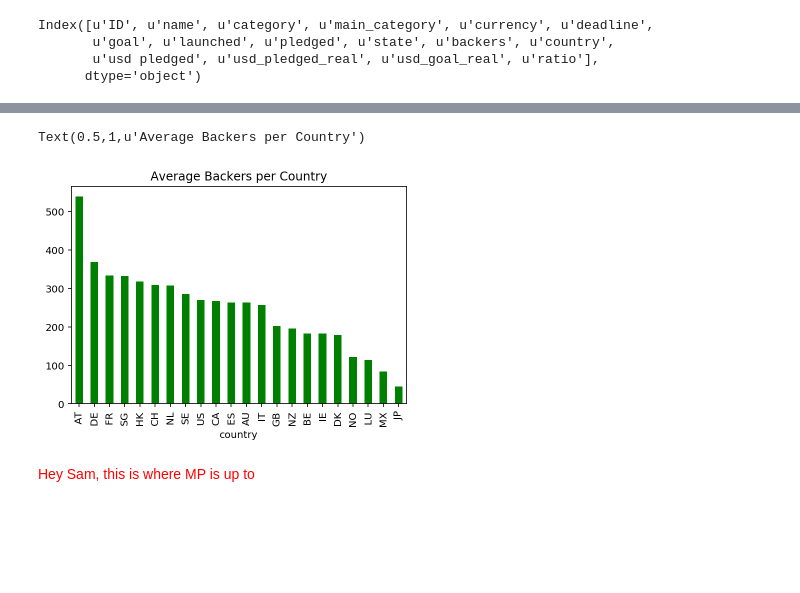
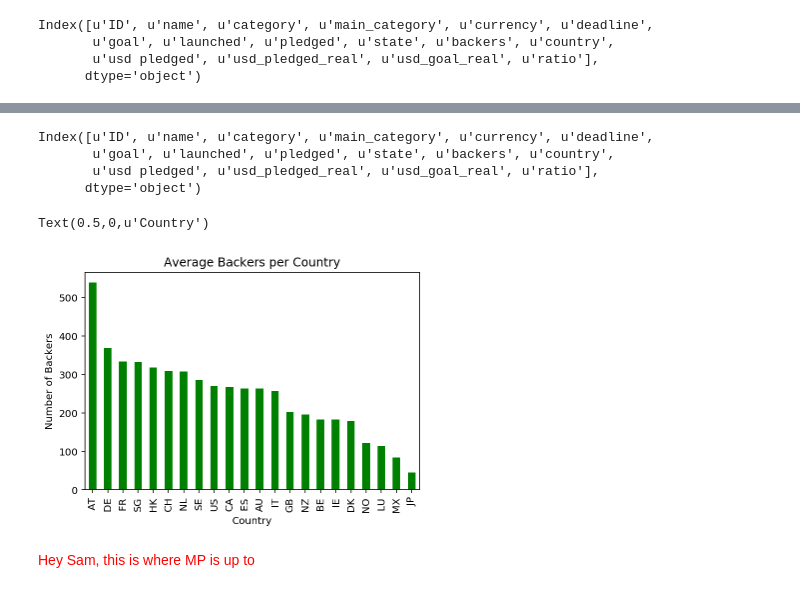
Before and after one commit to themp731/NYU_git, a Jupyter notebook: NYU-dwd-kickstarter/PanosPals_MP.2.ipynb, the cells around one changed output, grey strips where cells are left out. Drawn from its saved outputs; the diff is of its cells as text; code cells hidden in the pictures; blank space fills up the shorter version.

```diff
--- a/NYU-dwd-kickstarter/PanosPals_MP.2.ipynb
+++ b/NYU-dwd-kickstarter/PanosPals_MP.2.ipynb
@@ -221,19 +259,28 @@ Index([u'ID', u'name', u'category', u'main_category', u'currency', u'deadline',
+# %%
+df_Kickstarter.columns
+# %% [output]
+Index([u'ID', u'name', u'category', u'main_category', u'currency', u'deadline',
+       u'goal', u'launched', u'pledged', u'state', u'backers', u'country',
+       u'usd pledged', u'usd_pledged_real', u'usd_goal_real', u'ratio'],
+      dtype='object')
 # %%
 # Slice by total raised
 df_backersGeo = df_geos[["state","backers","country"]]
 # Keep only successful projects and group
 df_backersCount = df_backersGeo[df_backersGeo["state"] == "successful"].groupby(by="country").count()
 df_backersCount.columns = ["Number of Backers", "mask"]
 df_backersSum = df_backersGeo[df_backersGeo["state"] == "successful"].groupby(by="country").sum()
 df_geoMerge = df_backersCount.join(df_backersSum, how='inner')
 df_geoMerge["Backers per Project"] = df_geoMerge["backers"] / df_geoMerge["Number of Backers"]
 df_geoMerge.drop(columns=["mask"], inplace=True)
 df_geoMerge.columns = ["Number of Backers", "Pledged", "Backers per Project"]
 df_geoMerge["Backers per Project"].sort_values(ascending=False).plot(kind='bar', color='green')
 plt.title("Average Backers per Country")
+plt.ylabel("Number of Backers")
+plt.xlabel("Country")
 # %% [output]
-Text(0.5,1,u'Average Backers per Country')
+Text(0.5,0,u'Country')
-[figure, old version]
+[figure, new version]
 # %% [markdown]
 <font color='red' size=12> Hey Sam, this is where MP is up to</font>
 # %% [markdown]
```
Also changed, not shown: parts of 12 cells of this notebook.
